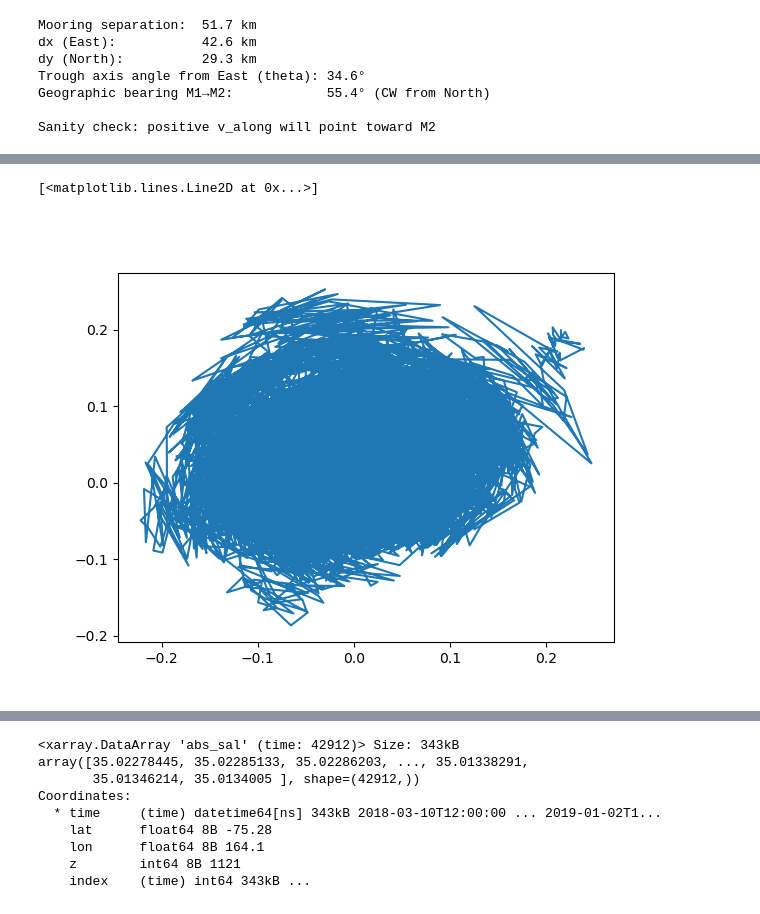
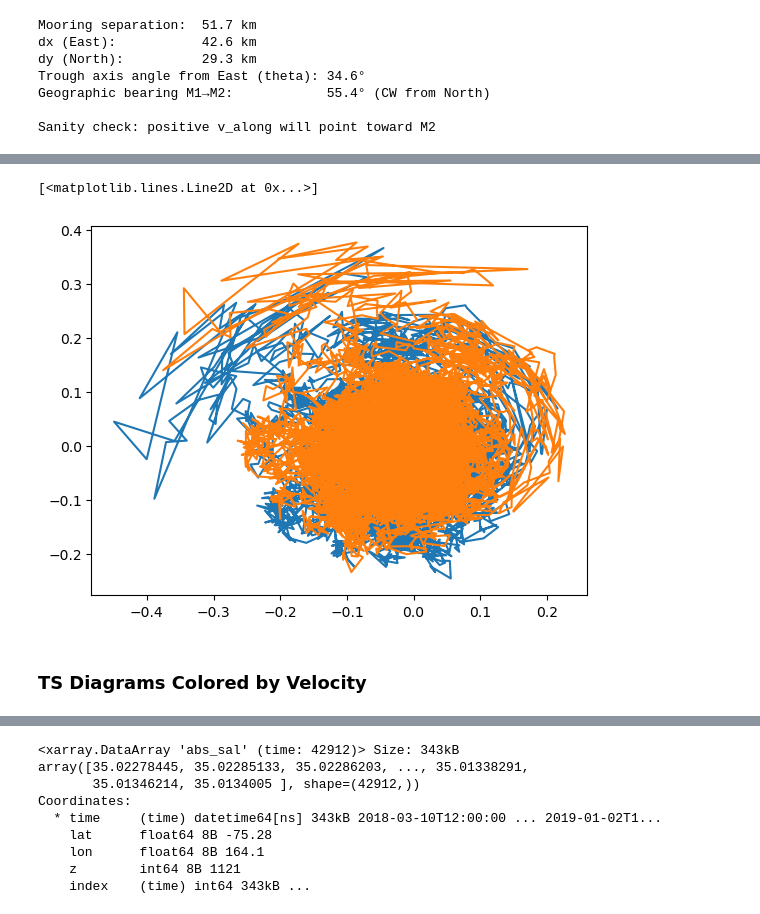
Before and after one commit to MackenzieBlanusa/TNB_tools, a Jupyter notebook: MastersThesis/Transport_Calculation.ipynb, the cells around one changed output, grey strips where cells are left out. Drawn from its saved outputs; the diff is of its cells as text; code cells hidden in the pictures.

```diff
--- a/MastersThesis/Transport_Calculation.ipynb
+++ b/MastersThesis/Transport_Calculation.ipynb
@@ -353,7 +389,9 @@ def full_transport_pipeline(ds,
 # %%
 # load in data
-# TNBD_ctd_bot = xr.open_dataset('//thepenguin/penguin2/Data/TNB/mooring/LDEO/TNBD_2018/working/tnbd_2018_ctd_bot_1093.nc')
-# TNBD_vel_bot = xr.open_dataset('//thepenguin/penguin2/Data/TNB/mooring/LDEO/TNBD_2018/working/tnbd_2018_vel_bot_1093.nc')
+TNBD_ctd_bot = xr.open_dataset("//thepenguin/penguin2/Data/TNB/mooring/LDEO/2018_19 Araon Cruise (ANA09B) - NIWAMooringRetrieval/Data/TNBD/working/tnbd_2018_ctd_bot_1093.nc")
+TNBD_vel_bot = xr.open_dataset("//thepenguin/penguin2/Data/TNB/mooring/LDEO/2018_19 Araon Cruise (ANA09B) - NIWAMooringRetrieval/Data/TNBD/working/tnbd_2018_vel_bot_1093.nc")
+
+
 
 DITD_ctd_top = xr.open_dataset('/Users/mblan/Documents/TNB_Research/data/DITD_2018_2019/DITD_2018_ctd_top.nc')
 DITD_vel_top = xr.open_dataset('/Users/mblan/Documents/TNB_Research/data/DITD_2018_2019/vel_1100.nc')
@@ -447,2 +487,6 @@ DITD_ctd = DITD_ctd_resampled.sel(time=DITD_vel_top.time)
+# %%
+TNBD_v_along, TNBD_v_across = rotate_velocities(TNBD_vel.u, TNBD_vel.v, theta_deg)
+TNBD_vel['v_along'] = ('time',TNBD_v_along.data)
+TNBD_vel['v_across'] = ('time',TNBD_v_across.data)
 # %%
 fig = plt.figure()
@@ -453,6 +498,7 @@ plt.plot(DITD_vel_top.u,DITD_vel_top.v)
-# %%
-fig = plt.figure()
-plt.plot(v_along,v_across)
-# %% [output]
-[<matplotlib.lines.Line2D at 0x...>]
-[figure, removed]
+# %%
+fig = plt.figure()
+plt.plot(TNBD_vel.u,TNBD_vel.v)
+plt.plot(TNBD_vel.v_along,TNBD_vel.v_across)
+# %% [output]
+[<matplotlib.lines.Line2D at 0x...>]
+[figure, added]
@@ -458,0 +511,2 @@ plt.plot(v_along,v_across)
+# %% [markdown]
+### TS Diagrams Colored by Velocity
```
Also changed, not shown: parts of 43 cells of this notebook.
